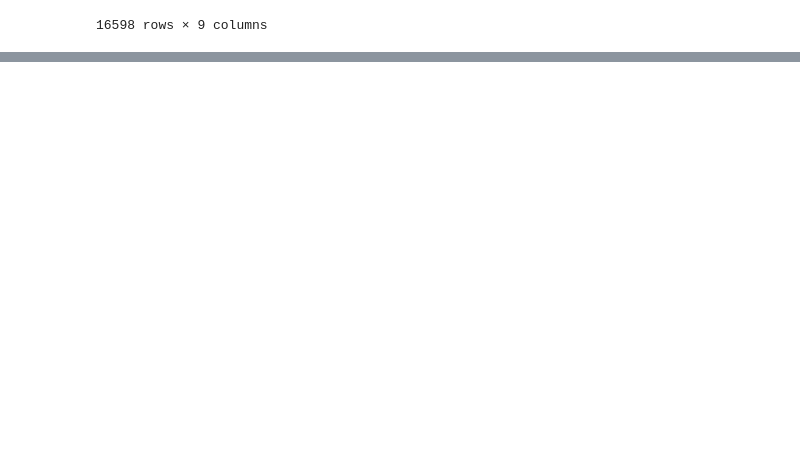
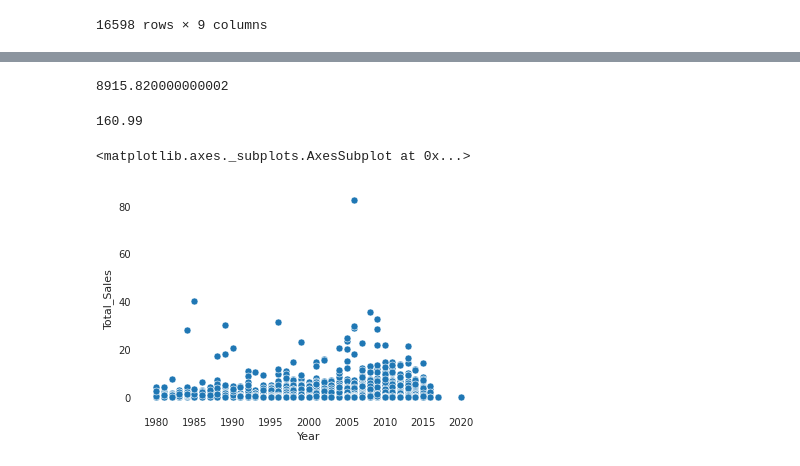
Before and after one commit to choheeee22/ds_Section1_Project, a Jupyter notebook: Section1_Project_GameIndustry.ipynb, the cells around one changed output, grey strips where cells are left out. Saved outputs shown, nothing was run; the diff lists cells and outputs as text; code cells hidden in the pictures; blank space fills up the shorter version.

```diff
--- a/Section1_Project_GameIndustry.ipynb
+++ b/Section1_Project_GameIndustry.ipynb
@@ -503,0 +557,4 @@ plt.show()
+# %%
+# year 정상치 ( 1980- 2020 ) - df2_goodyear 16226/16596
+df2_goodyear=df2.loc[(df2['Year']>=1980)&(df2['Year']<=2020)]
+df2_goodyear.dtypes
@@ -503,0 +573,16 @@ plt.show()
+# %%
+df2.Total_Sales.sum()
+# %% [output]
+8915.820000000002
+# %%
+#이상한 년도 df2_badyear 370/ 16596 (ea)-2.2%, 160/8915 - 1.7%
+df2_badyear=df2[~df2.Year.isin(df2_goodyear.Year)]
+df2_badyear.Total_Sales.sum()
+# %% [output]
+160.99
+# %%
+#Scatter Plot
+sns.scatterplot(data=df2_goodyear,x=df2_goodyear.Year,y=df2_goodyear.Total_Sales,)
+# %% [output]
+<matplotlib.axes._subplots.AxesSubplot at 0x...>
+[figure, added]
```
Also changed, not shown: parts of 7 cells of this notebook.
